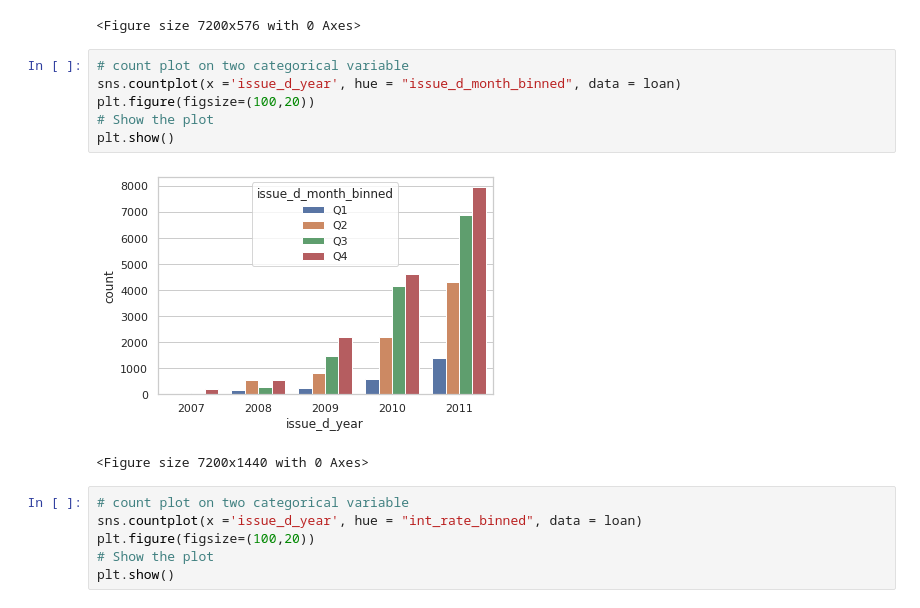
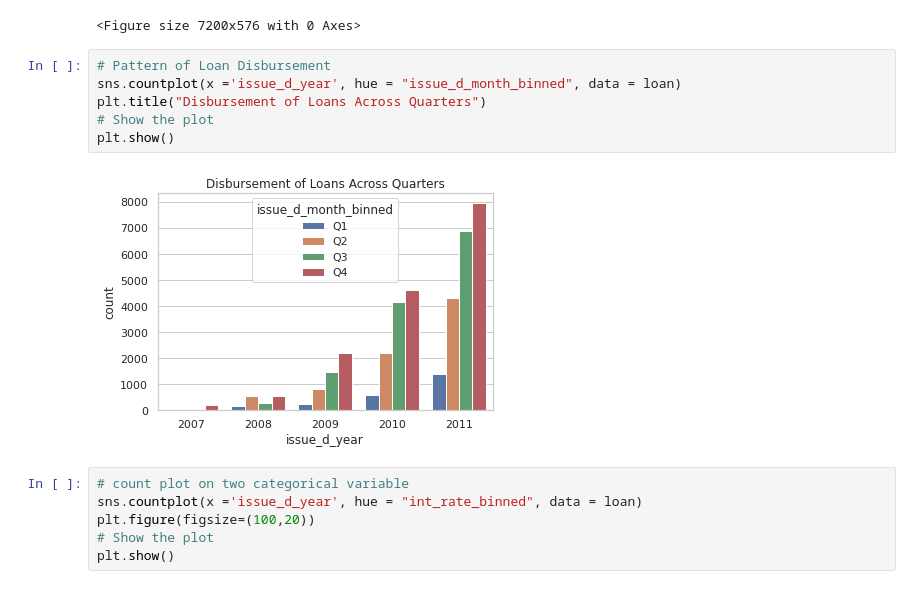
Before and after one commit to ishankarve/upgrad_lending_club_case_study, a Jupyter notebook: Ishan Karve.ipynb, the cells around one changed output. Saved outputs shown, nothing was run; the diff lists cells and outputs as text.

```diff
--- a/Ishan Karve.ipynb
+++ b/Ishan Karve.ipynb
@@ -637,14 +701,13 @@ plt.show()
 [figure]
 <Figure size 7200x576 with 0 Axes>
 # %%
-# count plot on two categorical variable
+# Pattern of Loan Disbursement
 sns.countplot(x ='issue_d_year', hue = "issue_d_month_binned", data = loan)
-plt.figure(figsize=(100,20))
+plt.title("Disbursement of Loans Across Quarters")
 # Show the plot
 plt.show()
 # %% [output]
-[figure, old version]
+[figure, new version]
-<Figure size 7200x1440 with 0 Axes>
 # %%
 # count plot on two categorical variable
 sns.countplot(x ='issue_d_year', hue = "int_rate_binned", data = loan)
```
Also changed, not shown: parts of 34 cells of this notebook.
